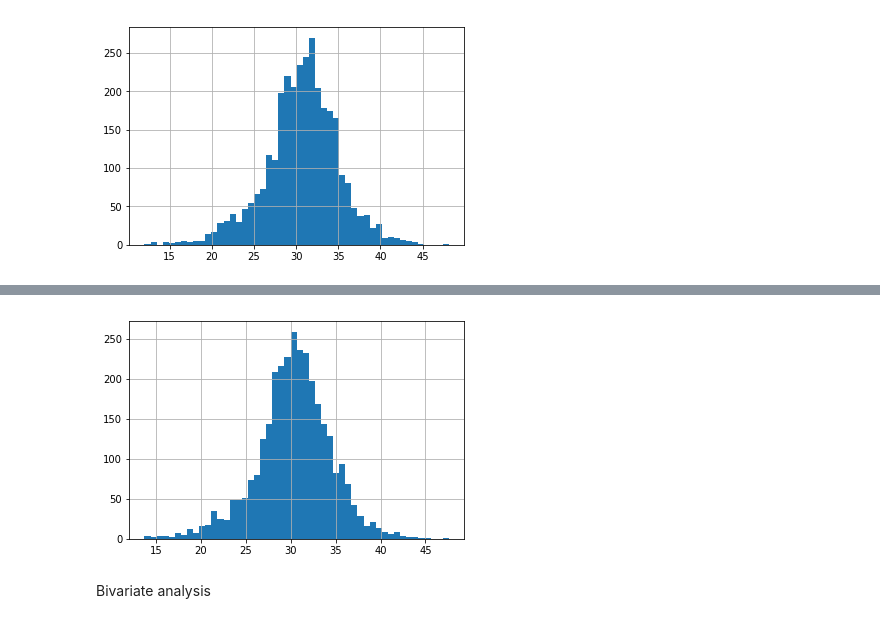
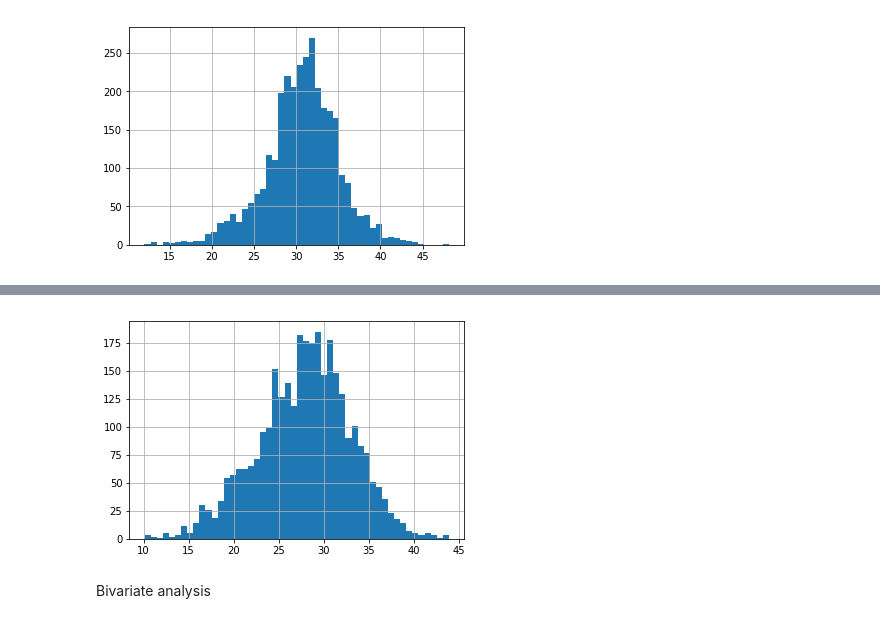
Before and after one commit to cathyxinxyz/Capstone_Project_1, a Jupyter notebook: Codes/Exploratory analysis.ipynb, the cells around one changed output, grey strips where cells are left out. Cells and saved outputs as stored; diff of their text form; code cells hidden in the pictures.

```diff
--- a/Codes/Exploratory analysis.ipynb
+++ b/Codes/Exploratory analysis.ipynb
@@ -401,9 +348,9 @@ df_phy.describe()
 df_phy=df_phy.replace('No Data', np.nan)
 df_phy=df_phy.astype(float)
 # %%
-df_ob['2009'].hist(bins=50)
+df_phy['2009_phy'].hist(bins=50)
 plt.show()
 # %% [output]
-[figure, old version]
+[figure, new version]
 # %% [markdown]
 Bivariate analysis
```
Also changed, not shown: parts of 43 cells of this notebook, 2 other files.
